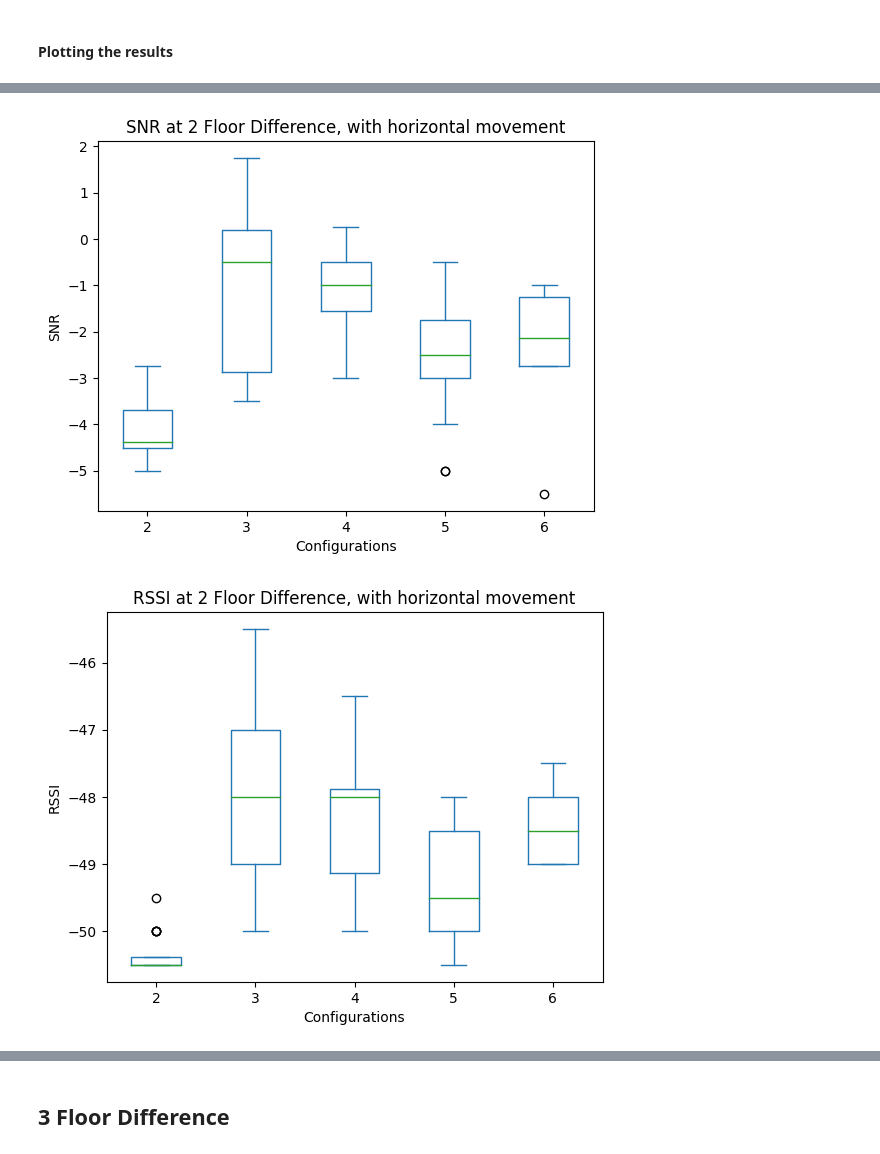
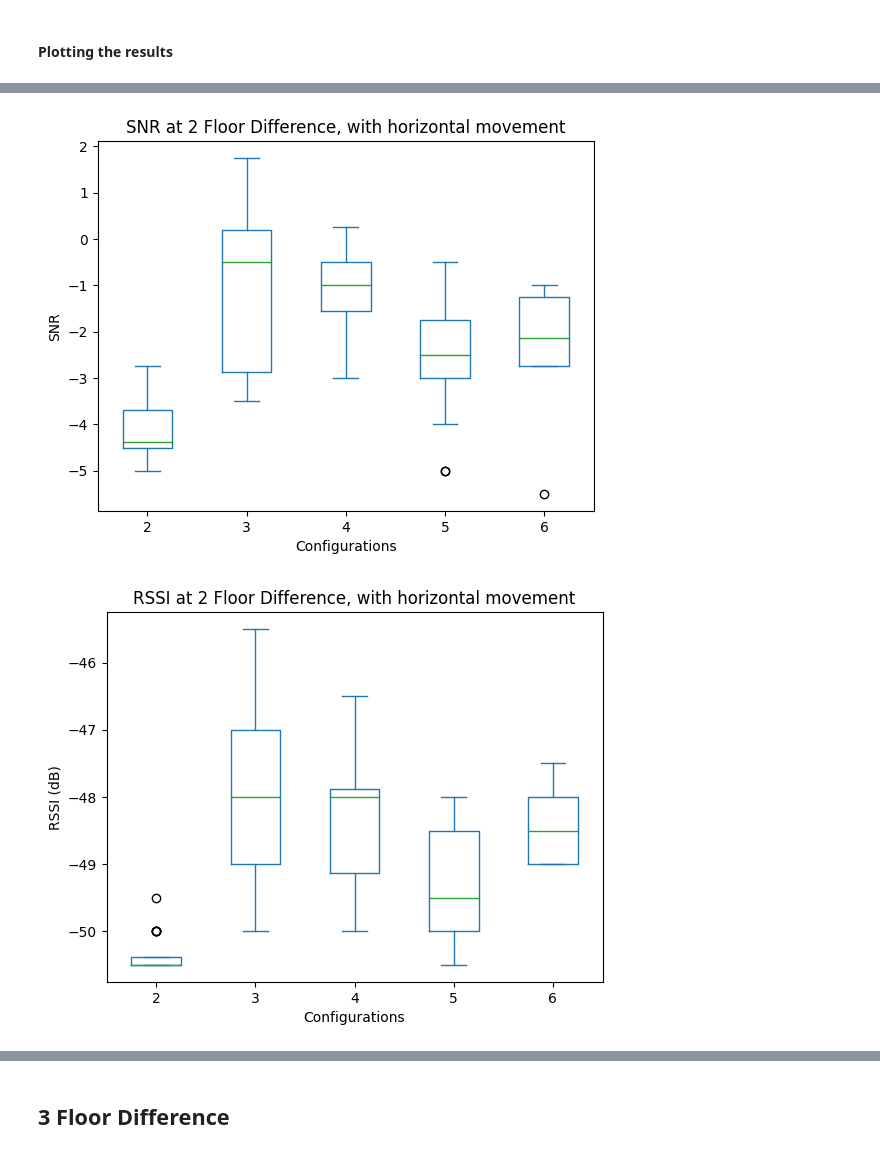
Before and after one commit to marrrk/LoRaDongle, a Jupyter notebook: testing/analyser.ipynb, the cells around one changed output, grey strips where cells are left out. Cells and saved outputs as stored; diff of their text form; code cells hidden in the pictures.

```diff
--- a/testing/analyser.ipynb
+++ b/testing/analyser.ipynb
@@ -878,33 +878,33 @@ snr_2w_mean = snr_df_2wfloor.mean()
 print("Average SNR For each config:")
 print(snr_2w_mean)
 
-rssi_df_2wfloor.plot(kind="box", title="RSSI at 2 Floor Difference, with horizontal movement",ylabel="RSSI", xlabel="Configurations")
+rssi_df_2wfloor.plot(kind="box", title="RSSI at 2 Floor Difference, with horizontal movement",ylabel="RSSI (dB)", xlabel="Configurations")
 print("Average RSSI For each config:")
 rssi_2w_mean = rssi_df_2wfloor.mean()
 print(rssi_2w_mean)
 
 
-rssid_df_2wfloor.plot(kind="box", title="RSSI Despread at 2 Floor Difference, with horizontal movement",ylabel="RSSI Despread", xlabel="Configurations")
+rssid_df_2wfloor.plot(kind="box", title="RSSI Despread at 2 Floor Difference, with horizontal movement",ylabel="RSSI Despread (dB)", xlabel="Configurations")
 rssid_2w_mean = rssid_df_2wfloor.mean()
 print("Average RSSI Despread For each config:")
 print(rssid_2w_mean)
 # %% [output]
 Average SNR For each config:
 2   -4.125000
 3   -1.183333
 4   -1.093750
 5   -2.634615
 6   -2.096154
 dtype: float64
 Average RSSI For each config:
 2   -50.350000
 3   -47.933333
 4   -48.354167
 5   -49.269231
 ... (5 lines left out)
 4   -50.958333
 5   -54.576923
 6   -53.153846
 dtype: float64
 [figure]
-[figure, old version]
+[figure, new version]
```
Also changed, not shown: parts of 23 cells of this notebook.
